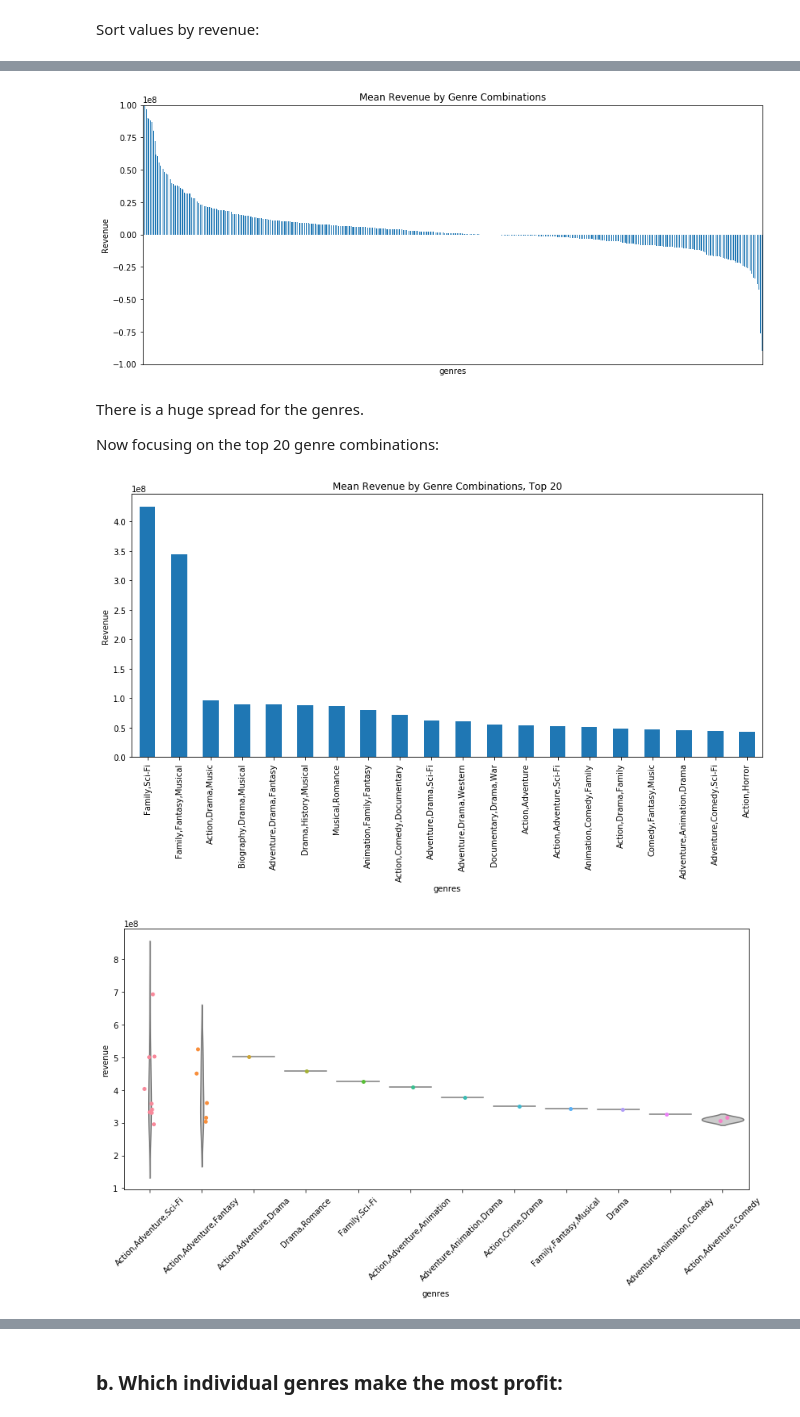
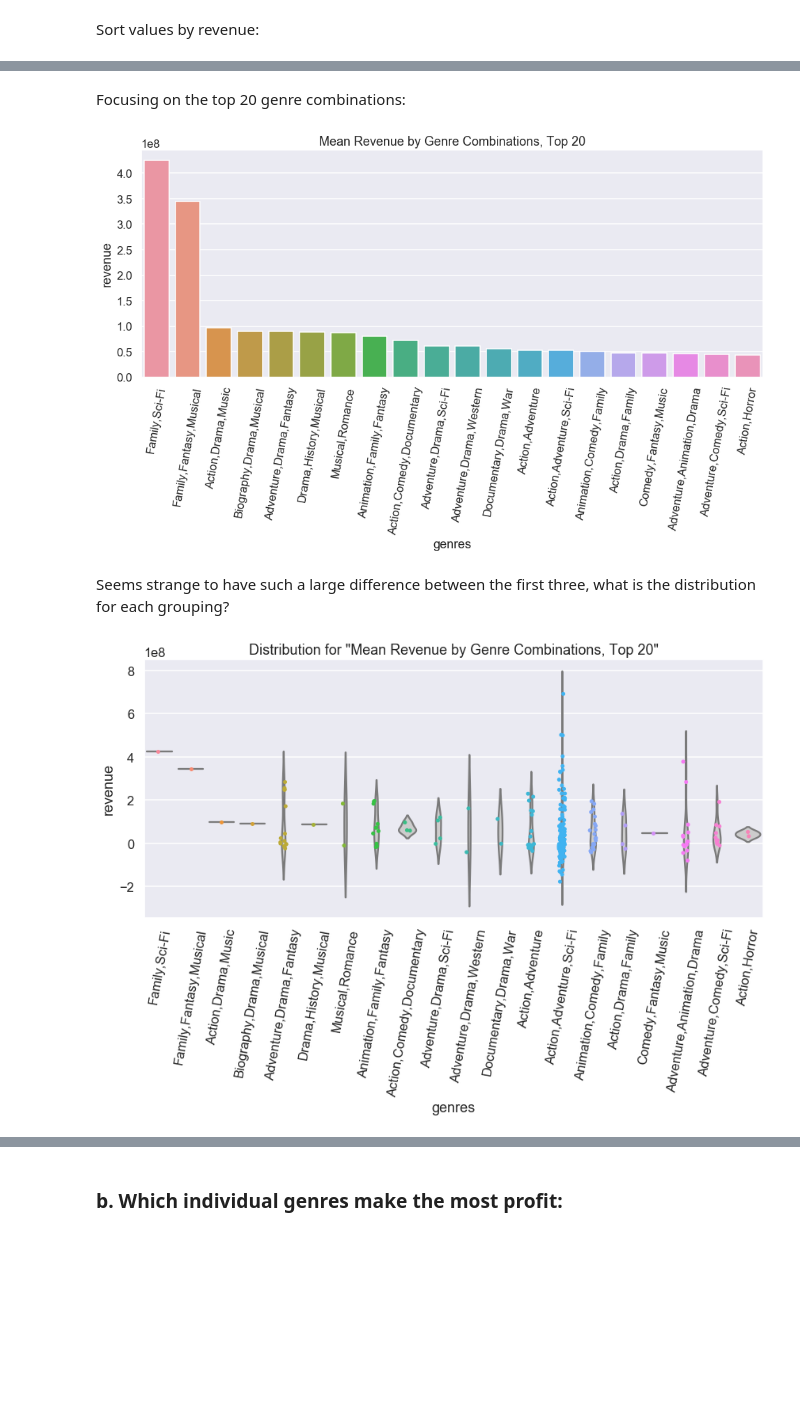
Before and after one commit to jneums/movie-analysis, a Jupyter notebook: notebooks/eda.ipynb, the cells around one changed output, grey strips where cells are left out. Saved outputs shown, nothing was run; the diff lists cells and outputs as text; code cells hidden in the pictures; blank space fills up the shorter version.

```diff
--- a/notebooks/eda.ipynb
+++ b/notebooks/eda.ipynb
@@ -16,6 +15,8 @@ import pandas as pd
 import matplotlib.pyplot as plt
 import seaborn as sns
 import os
+sns.set_style("darkgrid")
+sns.set_context('talk')
 %matplotlib inline
 # %% [markdown]
 ## 1. Which genres generate the most revenue:
@@ -52,35 +51,25 @@ Graphing the genres for the entire dataset to visualize the total distribution:
-# %%
-plt.figure(figsize=(14, 6))
-main_df.groupby('genres')['revenue'].mean().sort_values(ascending=False).plot.bar()
-plt.ylim(-1e8, 1e8)
-plt.title('Mean Revenue by Genre Combinations')
-plt.ylabel('Revenue')
-plt.tick_params(
-    axis='x',          # changes apply to the x-axis
-    which='both',      # both major and minor ticks are affected
-    bottom=False,      # ticks along the bottom edge are off
-    top=False,         # ticks along the top edge are off
-    labelbottom=False)
-# %% [output]
-[figure, removed]
 # %% [markdown]
-There is a huge spread for the genres.
-
-Now focusing on the top 20 genre combinations:
+Focusing on the top 20 genre combinations:
 # %%
-plt.figure(figsize=(14, 6))
-main_df.groupby('genres')['revenue'].mean().sort_values(ascending=False).head(20).plot.bar()
-plt.title('Mean Revenue by Genre Combinations, Top 20')
-plt.ylabel('Revenue');
+plt.figure(figsize=(16, 6))
+top_grouped_genres = main_df.groupby('genres')['genres', 'revenue'].mean(
+).sort_values('revenue', ascending=False).head(20).reset_index()
+ax = sns.barplot(x='genres', y='revenue', data=top_grouped_genres)
+ax.set_xticklabels(ax.get_xticklabels(), rotation=80)
+plt.title('Mean Revenue by Genre Combinations, Top 20');
 # %% [output]
-[figure, old version]
+[figure, new version]
+# %% [markdown]
+Seems strange to have such a large difference between the first three, what is the distribution for each grouping?
+# %%
+top_genres = list(top_grouped_genres['genres'])
 # %%
 fig = plt.figure(figsize=(14, 6))
-
-data = main_df[['genres', 'revenue']].sort_values('revenue', ascending=False).head(25)
-ax = sns.violinplot(x="genres", y="revenue", data=data,
-                    inner=None, color=".8")
-ax = sns.stripplot(x="genres", y="revenue", data=data)
-ax.set_xticklabels(ax.get_xticklabels(), rotation=45);
+ax = sns.violinplot(x="genres", y="revenue", data=main_df[main_df['genres'].isin(top_genres)],
+                    inner=None, color=".8", order=top_genres)
+ax = sns.stripplot(x="genres", y="revenue", data=main_df[main_df['genres'].isin(
+    top_genres)], order=top_genres)
+ax.set_title('Distribution for "Mean Revenue by Genre Combinations, Top 20"')
+ax.set_xticklabels(ax.get_xticklabels(), rotation=80);
 # %% [output]
-[figure, old version]
+[figure, new version]
```
Also changed, not shown: parts of 38 cells of this notebook, 9 other files.
